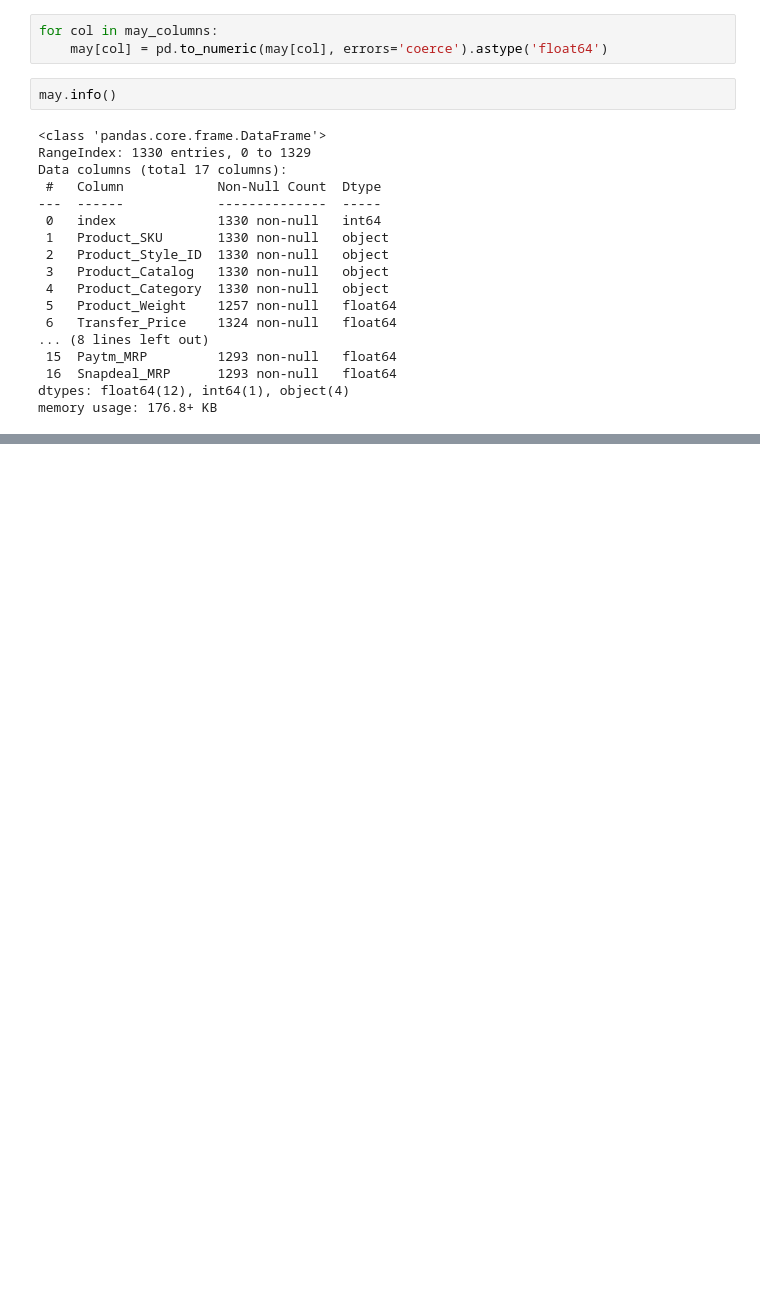
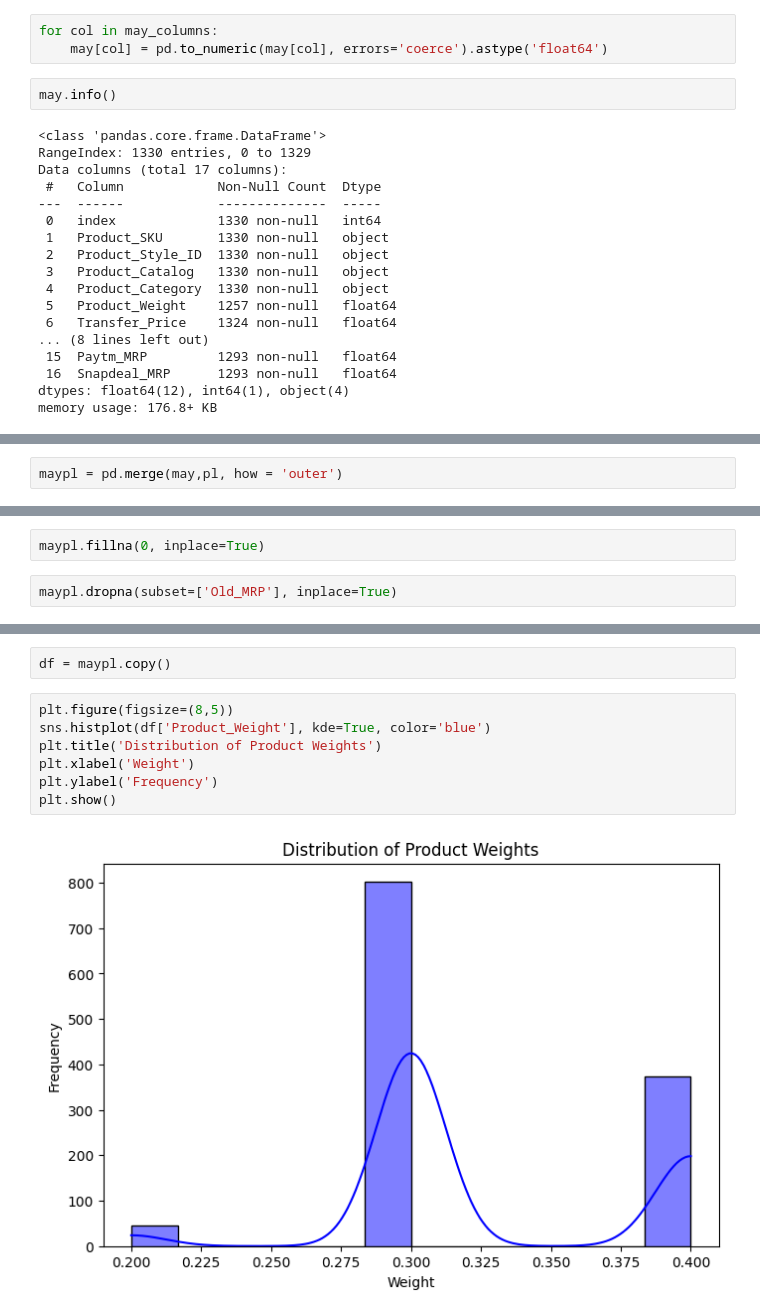
Before and after one commit to GlennVarshan/Dataviz, a Jupyter notebook: Dataviz.ipynb, the cells around one changed output, grey strips where cells are left out. Drawn from its saved outputs; the diff is of its cells as text; blank space fills up the shorter version.

```diff
--- a/Dataviz.ipynb
+++ b/Dataviz.ipynb
@@ -508,0 +525,2 @@ memory usage: 176.8+ KB
+# %%
+maypl = pd.merge(may,pl, how = 'outer')
@@ -508,0 +550,4 @@ memory usage: 176.8+ KB
+# %%
+maypl.fillna(0, inplace=True)
+# %%
+maypl.dropna(subset=['Old_MRP'], inplace=True)
@@ -508,0 +583,11 @@ memory usage: 176.8+ KB
+# %%
+df = maypl.copy()
+# %%
+plt.figure(figsize=(8,5))
+sns.histplot(df['Product_Weight'], kde=True, color='blue')
+plt.title('Distribution of Product Weights')
+plt.xlabel('Weight')
+plt.ylabel('Frequency')
+plt.show()
+# %% [output]
+[figure, added]
```
Also changed, not shown: parts of 20 cells of this notebook.
